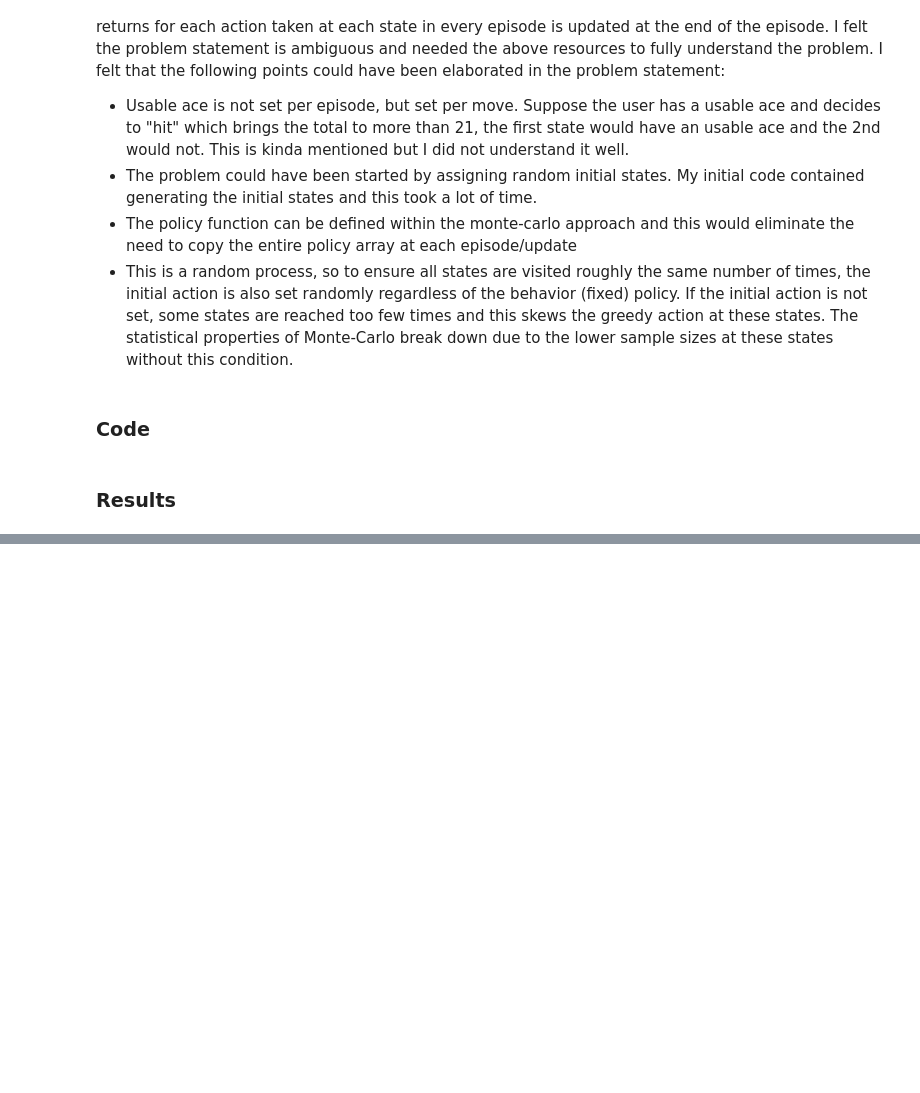
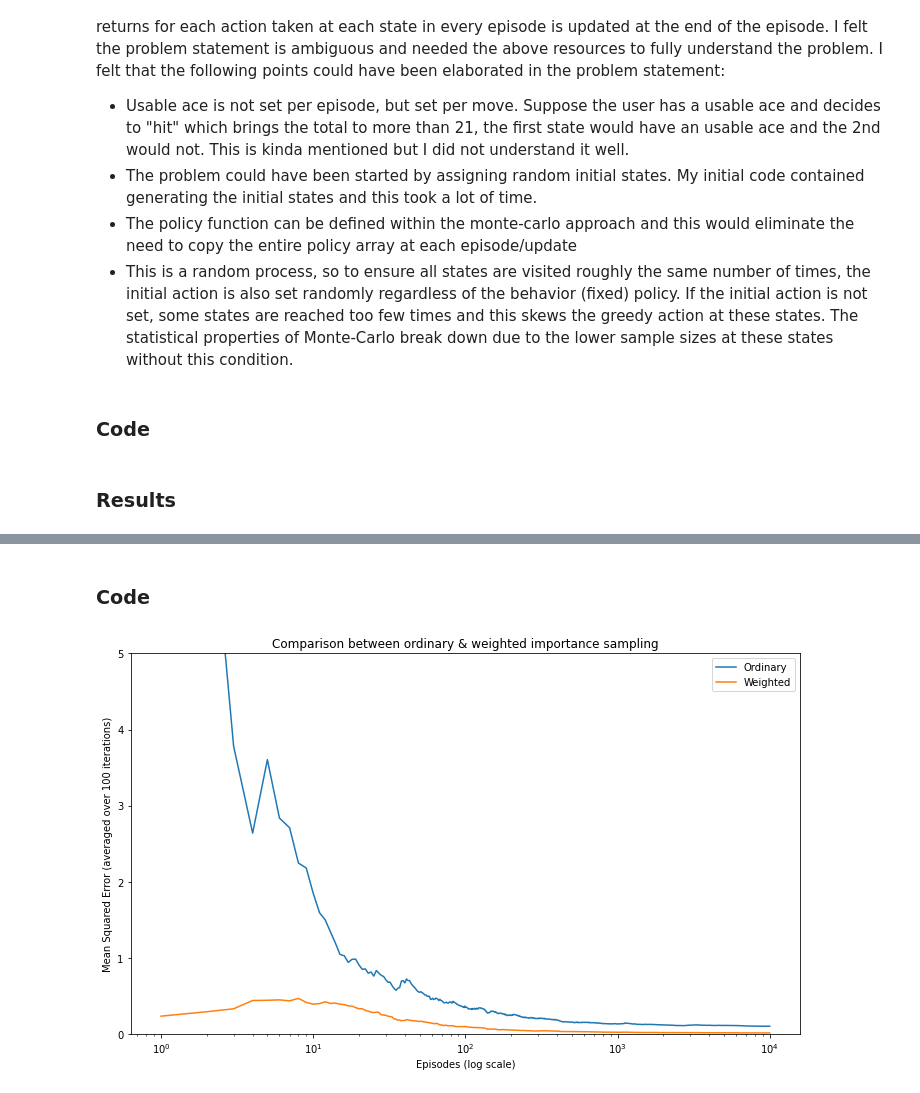
Before and after one commit to chandrusuresh/ReinforcementLearning, a Jupyter notebook: Ch5-MonteCarloMethods/Blackjack.ipynb, the cells around one changed output, grey strips where cells are left out. Saved outputs shown, nothing was run; the diff lists cells and outputs as text; code cells hidden in the pictures; blank space fills up the shorter version.

Commit message:
Solution with importance sampling

```diff
--- a/Ch5-MonteCarloMethods/Blackjack.ipynb
+++ b/Ch5-MonteCarloMethods/Blackjack.ipynb
@@ -267,0 +298,2 @@ MonteCarlo_ES(first_visit_mc,num_episodes)
+# %% [markdown]
+### Code
@@ -267,0 +360,9 @@ MonteCarlo_ES(first_visit_mc,num_episodes)
+# %%
+import numpy.matlib
+np.random.seed(0)
+actual_value = -0.27726
+num_iters = 100
+num_episodes = 10000
+MonteCarlo_offPolicy(first_visit_mc,num_episodes,num_iters,actual_value)
+# %% [output]
+[figure, added]
```
Also changed, not shown: parts of 6 cells of this notebook.
